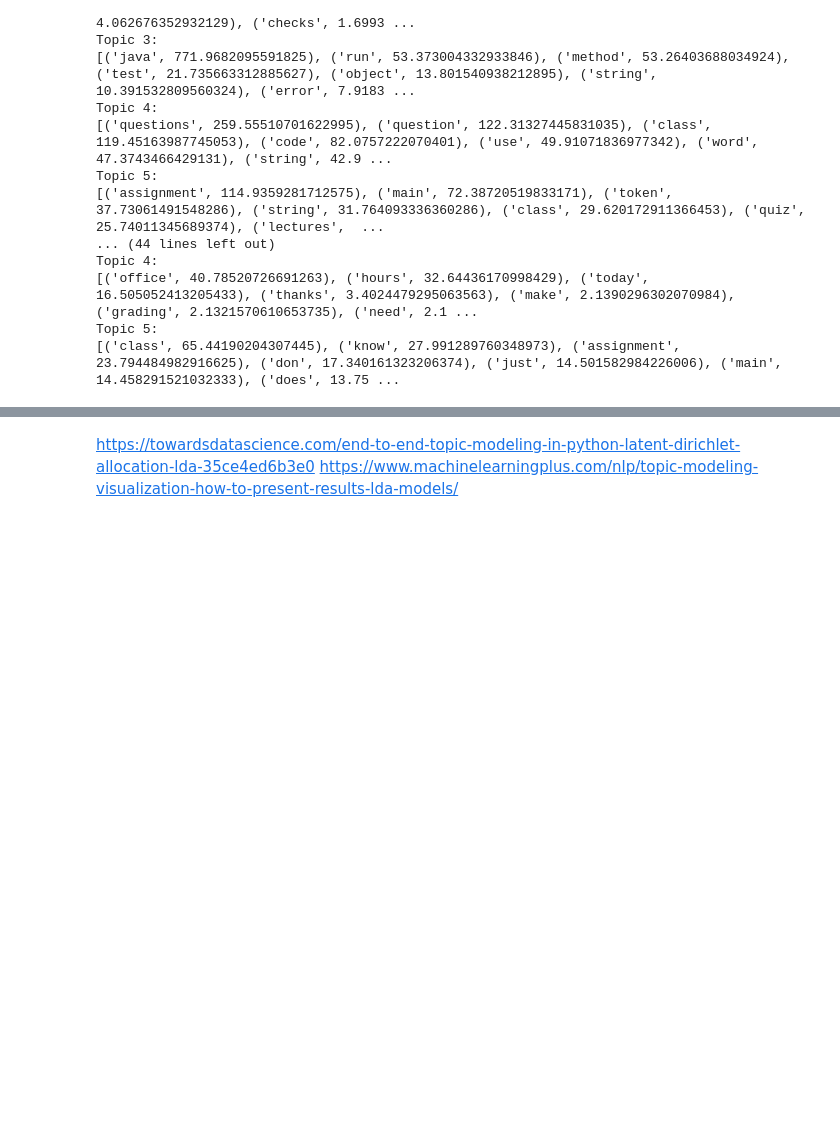
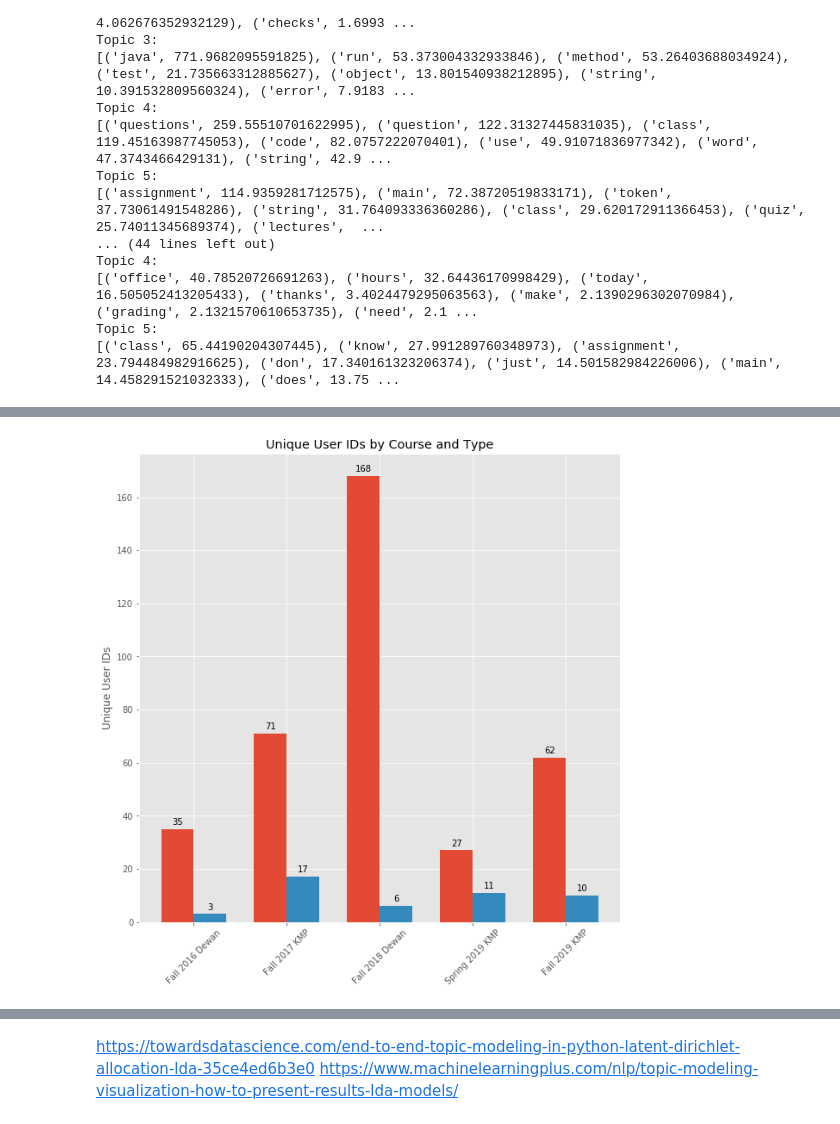
Before and after one commit to akan72/PiazzaTextualAnalysis, a Jupyter notebook: piazzatextualanalysis/data_analysis.ipynb, the cells around one changed output, grey strips where cells are left out. Cells and saved outputs as stored; diff of their text form; code cells hidden in the pictures; blank space fills up the shorter version.

```diff
--- a/piazzatextualanalysis/data_analysis.ipynb
+++ b/piazzatextualanalysis/data_analysis.ipynb
@@ -250,0 +276,16 @@ To register the converters:
+# %%
+# Combine all of the student question posts and the instructor posts into respective DataFrames
+all_student_dfs = pd.DataFrame()
+all_instructor_dfs = pd.DataFrame()
+
+for i in range(0, len(dfs)):
+    class_name = id_class_map[network_ids[i]]
+
+    student_dfs[i].loc[:, 'class_name'] = class_name
+    student_dfs[i].loc[:, 'user_id'] = student_dfs[i]['history'].map(lambda x: x[0]['uid'] if 'uid' in x[0].keys() else '')
+
+    instructor_dfs[i].loc[:, 'class_name'] = class_name
+    instructor_dfs[i].loc[:, 'user_id'] = instructor_dfs[i]['history'].map(lambda x: x[0]['uid'] if 'uid' in x[0].keys() else '')
+
+    all_student_dfs = all_student_dfs.append(student_dfs[i])
+    all_instructor_dfs = all_instructor_dfs.append(instructor_dfs[i])
@@ -250,0 +303,45 @@ To register the converters:
+# %%
+# Number of unique posters per class
+unique_student_posters_by_class = all_student_dfs.groupby('class_name')['user_id'].nunique()
+unique_instructor_posters_by_Class = all_instructor_dfs.groupby('class_name')['user_id'].nunique()
+
+fig, ax = plt.subplots(figsize=(10, 10))
+
+x = np.arange(len(dfs))
+bar_width = .35
+
+rect1 = ax.bar(x-bar_width/2, unique_student_posters_by_class, bar_width, label='Students')
+rect2 = ax.bar(x+bar_width/2, unique_instructor_posters_by_Class, bar_width, label='Instructors')
+
+# Citation: https://matplotlib.org/3.1.1/gallery/lines_bars_and_markers/barchart.html
+def autolabel(rects):
+    """Attach a text label above each bar in *rects*, displaying its height."""
+    for rect in rects:
+        height = rect.get_height()
+        ax.annotate('{}'.format(height),
+                    xy=(rect.get_x() + rect.get_width() / 2, height),
+                    xytext=(0, 3),  # 3 points vertical offset
+                    textcoords="offset points",
+                    ha='center', va='bottom')
+
+autolabel(rect1)
+autolabel(rect2)
+
+ax.set_ylabel("Unique User IDs")
+ax.set_xticks(x)
+ax.set_xticklabels([id_class_map[network_ids[i]] for i in range(len(dfs))])
+
+plt.xticks(rotation='45')
+plt.title('Unique User IDs by Course and Type')
+plt.savefig('output/unique_user_ids_by_course_and_type')
+plt.show()
+
+### Takeaways
+
+# Not really a clear correlation between the number of
+# unique student posters and the number of unique instructor posters
+
+# Would be interesting to seee the number of unique student posters
+# plotted against thet number of overall instructor posts
+# %% [output]
+[figure, added]
```
Also changed, not shown: parts of 19 cells of this notebook, 16 other files.
